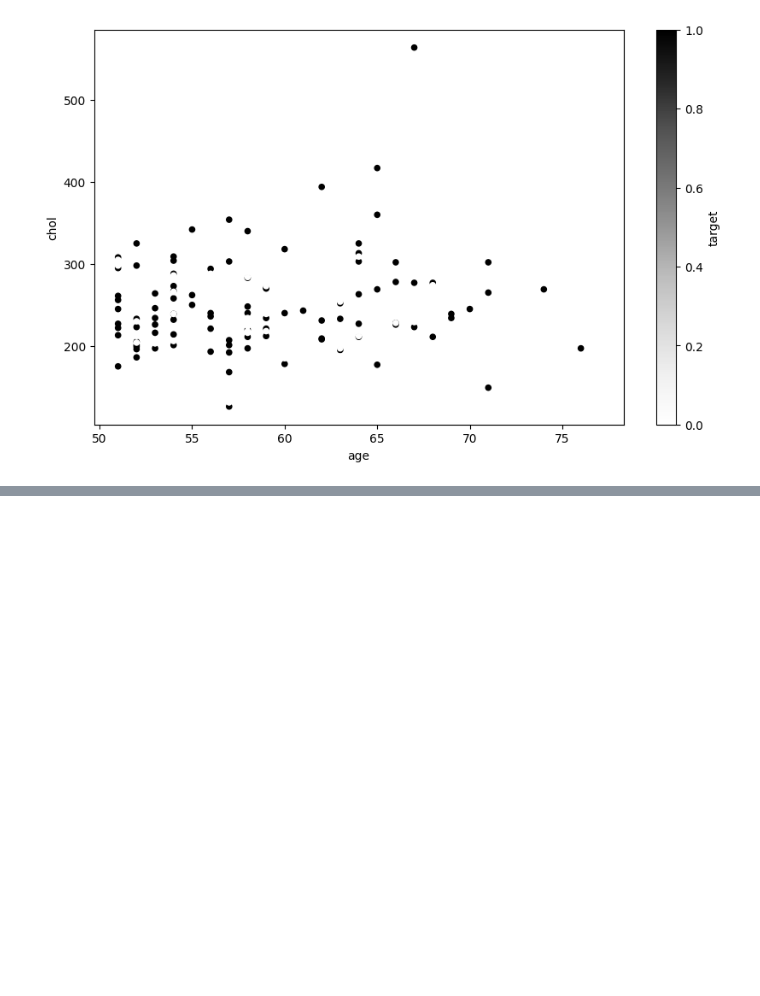
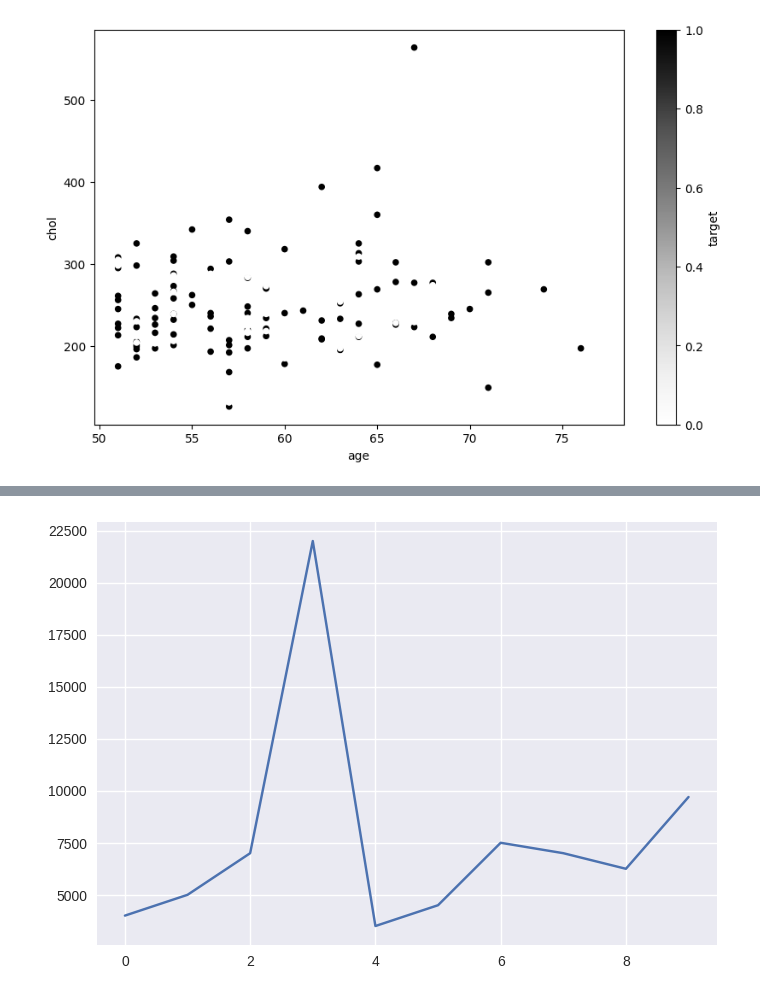
Before and after one commit to kis619/first_jupyter, a Jupyter notebook: Learning_matplotlib_ztm.ipynb, the cells around one changed output, grey strips where cells are left out. Drawn from its saved outputs; the diff is of its cells as text; code cells hidden in the pictures; blank space fills up the shorter version.

```diff
--- a/Learning_matplotlib_ztm.ipynb
+++ b/Learning_matplotlib_ztm.ipynb
@@ -380,0 +465,4 @@ over_50.plot(kind='scatter',
+# %%
+car_sales["Price"].plot();
+# %% [output]
+[figure, added]
```
Also changed, not shown: parts of 16 cells of this notebook.
